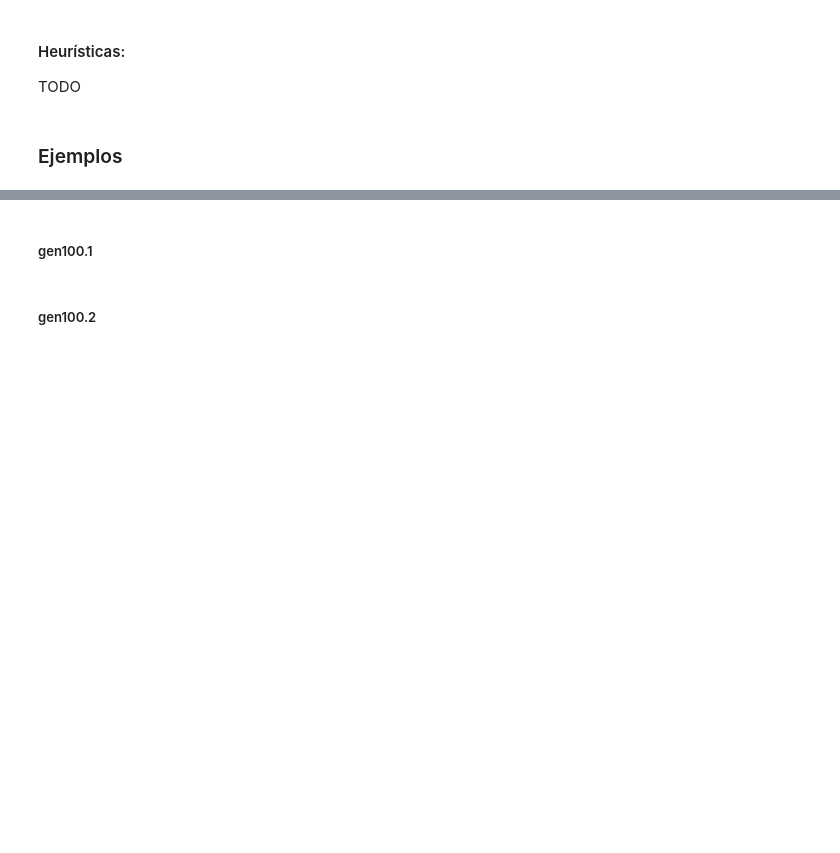
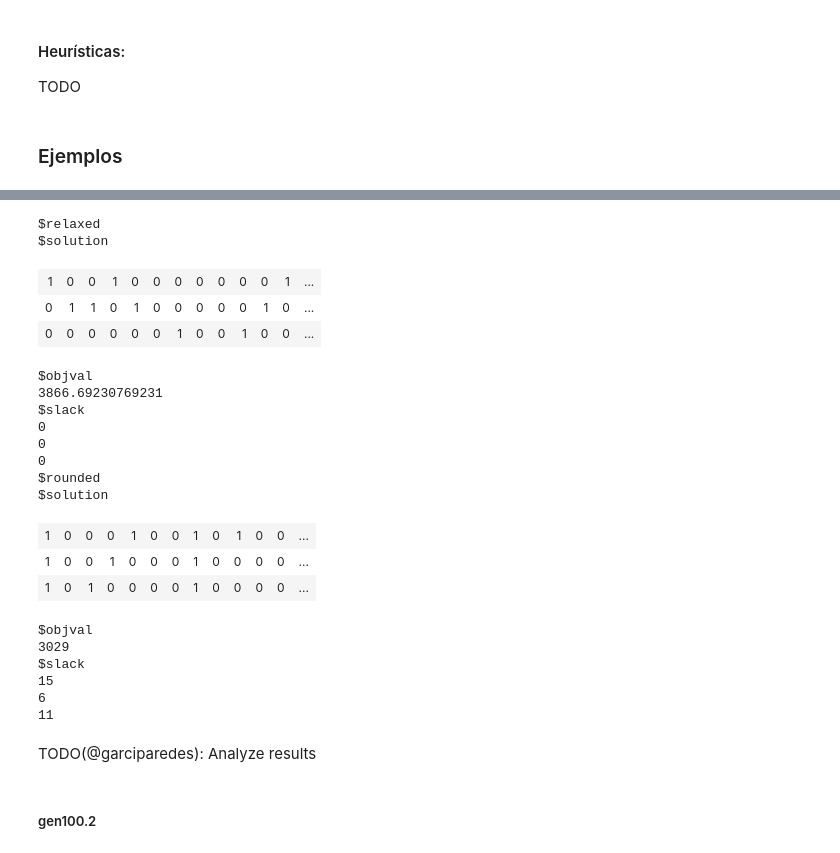
Before and after one commit to garciparedes/integer-programming-heuristics, a Jupyter notebook: integer-programming-knapsack-heuristics.ipynb, the cells around one changed output, grey strips where cells are left out. Saved outputs shown, nothing was run; the diff lists cells and outputs as text; code cells hidden in the pictures; blank space fills up the shorter version.

```diff
--- a/integer-programming-knapsack-heuristics.ipynb
+++ b/integer-programming-knapsack-heuristics.ipynb
@@ -950,4 +1010,29 @@ gen100.1 <- ReadSimpleKnapsack(paste0(dataset.folder.simple, "gen100_1.txt"))
-# %% [markdown]
-##### gen100.1
+# %%
+GenerateMultipleKnapsackSolutions(gen100.1, m)
+# %% [output]
+$relaxed
+$solution
+| 1 | 0 | 0 | 1 | 0 | 0 | 0 | 0 | 0 | 0 | 0 | 1 | ... |
+| 0 | 1 | 1 | 0 | 1 | 0 | 0 | 0 | 0 | 0 | 1 | 0 | ... |
+| 0 | 0 | 0 | 0 | 0 | 0 | 1 | 0 | 0 | 1 | 0 | 0 | ... |
+$objval
+3866.69230769231
+$slack
+0
+0
+0
+$rounded
+$solution
+| 1 | 0 | 0 | 0 | 1 | 0 | 0 | 1 | 0 | 1 | 0 | 0 | ... |
+| 1 | 0 | 0 | 1 | 0 | 0 | 0 | 1 | 0 | 0 | 0 | 0 | ... |
+| 1 | 0 | 1 | 0 | 0 | 0 | 0 | 1 | 0 | 0 | 0 | 0 | ... |
+$objval
+3029
+$slack
+15
+6
+11
+# %% [markdown]
+TODO(@garciparedes): Analyze results
 # %% [markdown]
 ##### gen100.2
```
Also changed, not shown: parts of 98 cells of this notebook.
